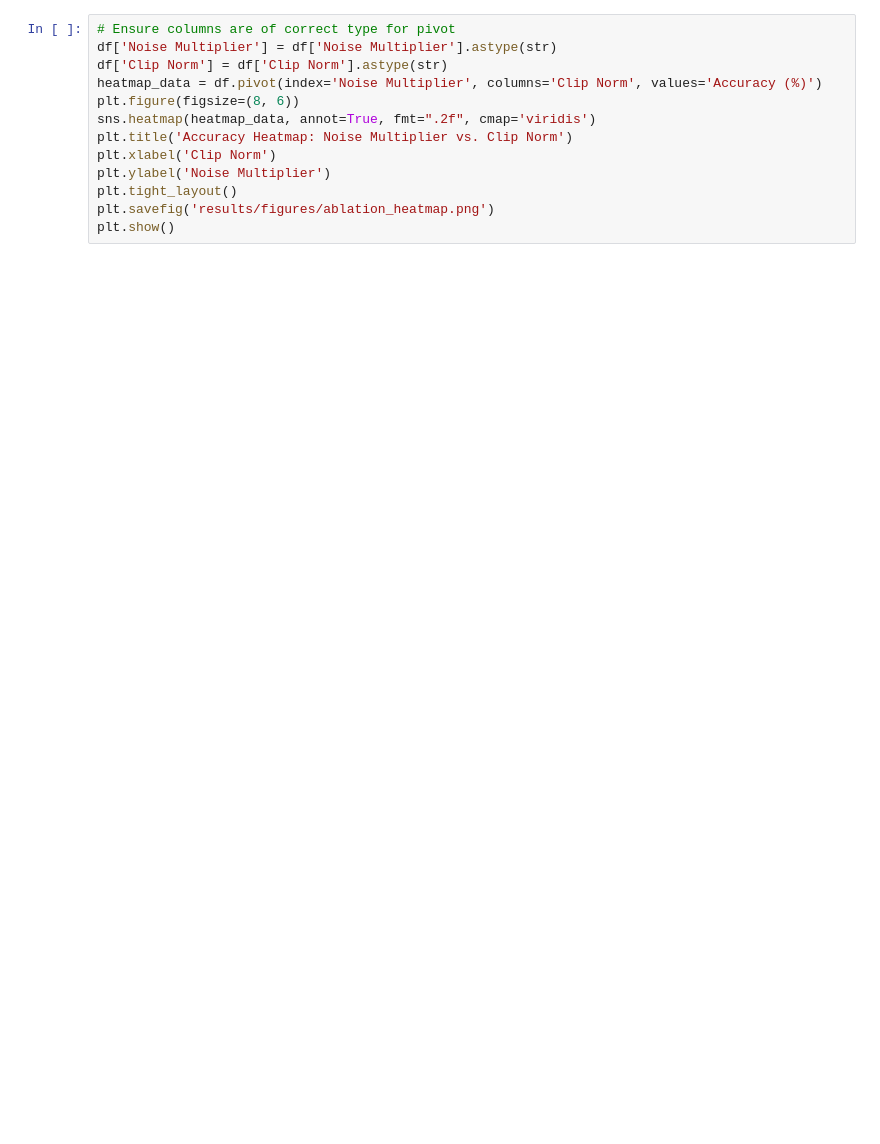
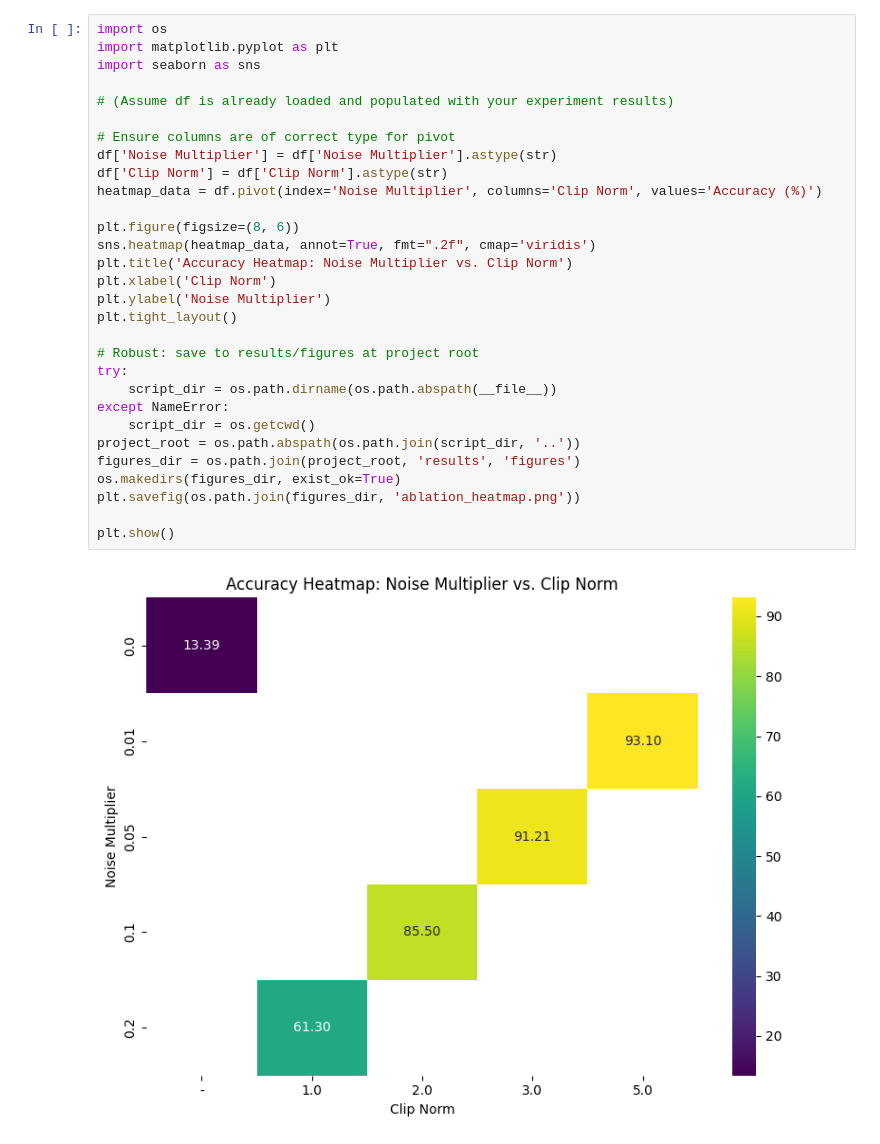
Before and after one commit to DreamX55/FederatedLearning_Project, a Jupyter notebook: scripts/analysis.ipynb, the cells around one changed output. Saved outputs shown, nothing was run; the diff lists cells and outputs as text; blank space fills up the shorter version.

```diff
--- a/scripts/analysis.ipynb
+++ b/scripts/analysis.ipynb
@@ -45,14 +104,33 @@ plt.show()
 # %%
+import os
+import matplotlib.pyplot as plt
+import seaborn as sns
+
+# (Assume df is already loaded and populated with your experiment results)
+
 # Ensure columns are of correct type for pivot
 df['Noise Multiplier'] = df['Noise Multiplier'].astype(str)
 df['Clip Norm'] = df['Clip Norm'].astype(str)
 heatmap_data = df.pivot(index='Noise Multiplier', columns='Clip Norm', values='Accuracy (%)')
+
 plt.figure(figsize=(8, 6))
 sns.heatmap(heatmap_data, annot=True, fmt=".2f", cmap='viridis')
 plt.title('Accuracy Heatmap: Noise Multiplier vs. Clip Norm')
 plt.xlabel('Clip Norm')
 plt.ylabel('Noise Multiplier')
 plt.tight_layout()
-plt.savefig('results/figures/ablation_heatmap.png')
+
+# Robust: save to results/figures at project root
+try:
+    script_dir = os.path.dirname(os.path.abspath(__file__))
+except NameError:
+    script_dir = os.getcwd()
+project_root = os.path.abspath(os.path.join(script_dir, '..'))
+figures_dir = os.path.join(project_root, 'results', 'figures')
+os.makedirs(figures_dir, exist_ok=True)
+plt.savefig(os.path.join(figures_dir, 'ablation_heatmap.png'))
+
 plt.show()
+# %% [output]
+[figure, added]
 # %%
```
Also changed, not shown: parts of 9 cells of this notebook, 5 other files.
